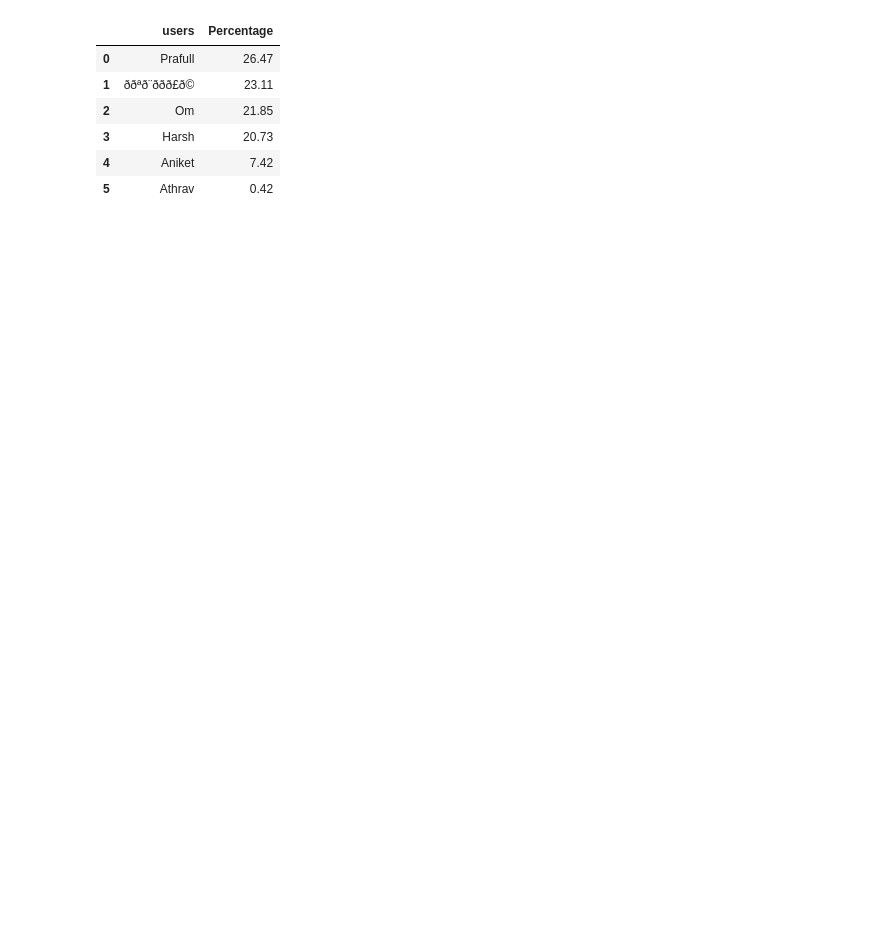
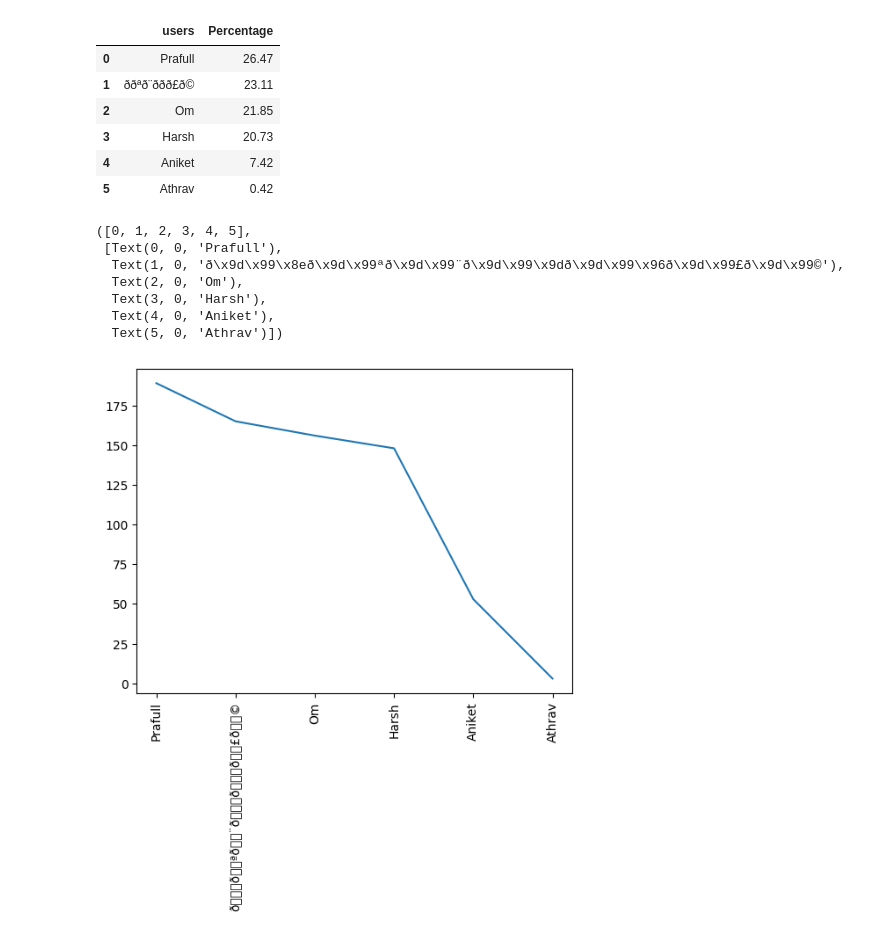
Before and after one commit to prafuel/chat-analyzer, a Jupyter notebook: notebook.ipynb, the cells around one changed output. Cells and saved outputs as stored; diff of their text form; code cells hidden in the pictures; blank space fills up the shorter version.

```diff
--- a/notebook.ipynb
+++ b/notebook.ipynb
@@ -143,3 +143,15 @@ round((df['users'].value_counts() / df.shape[0])*100,2).reset_index().rename(col
 | 3 | Harsh | 20.73 |
 | 4 | Aniket | 7.42 |
 | 5 | Athrav | 0.42 |
+# %%
+plt.plot(active)
+plt.xticks(rotation=90)
+# %% [output]
+([0, 1, 2, 3, 4, 5],
+ [Text(0, 0, 'Prafull'),
+  Text(1, 0, 'ð\x9d\x99\x8eð\x9d\x99ªð\x9d\x99¨ð\x9d\x99\x9dð\x9d\x99\x96ð\x9d\x99£ð\x9d\x99©'),
+  Text(2, 0, 'Om'),
+  Text(3, 0, 'Harsh'),
+  Text(4, 0, 'Aniket'),
+  Text(5, 0, 'Athrav')])
+[figure, added]
```
Also changed, not shown: parts of 4 cells of this notebook, 2 other files.
